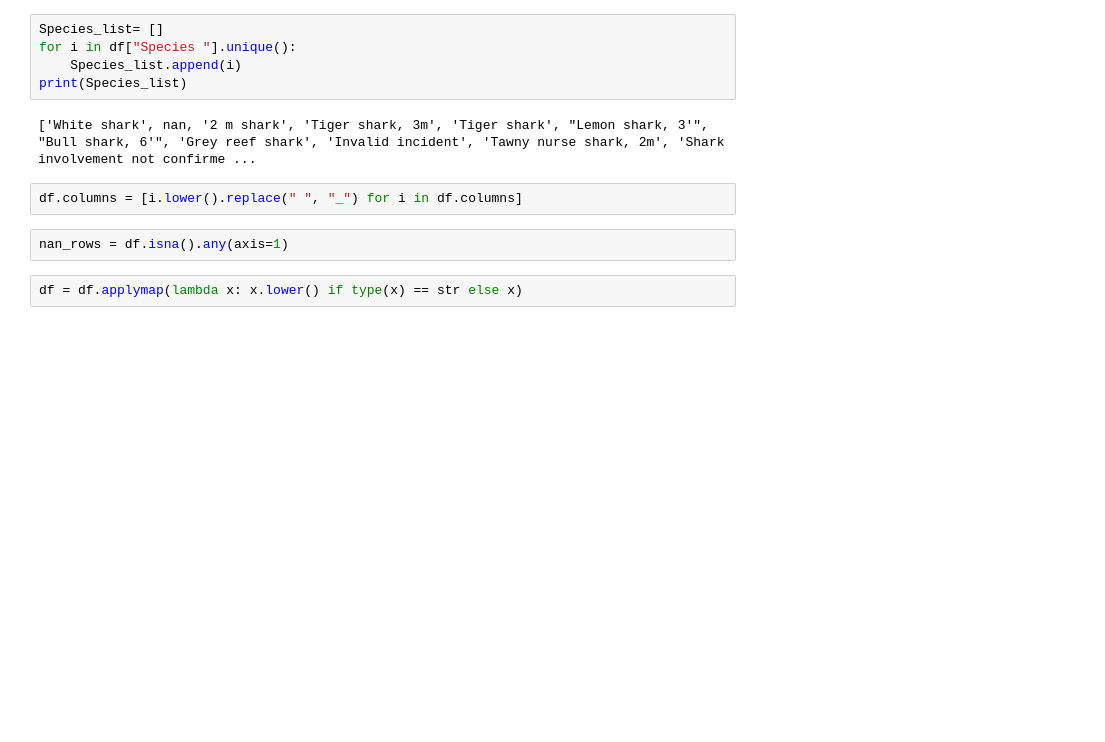
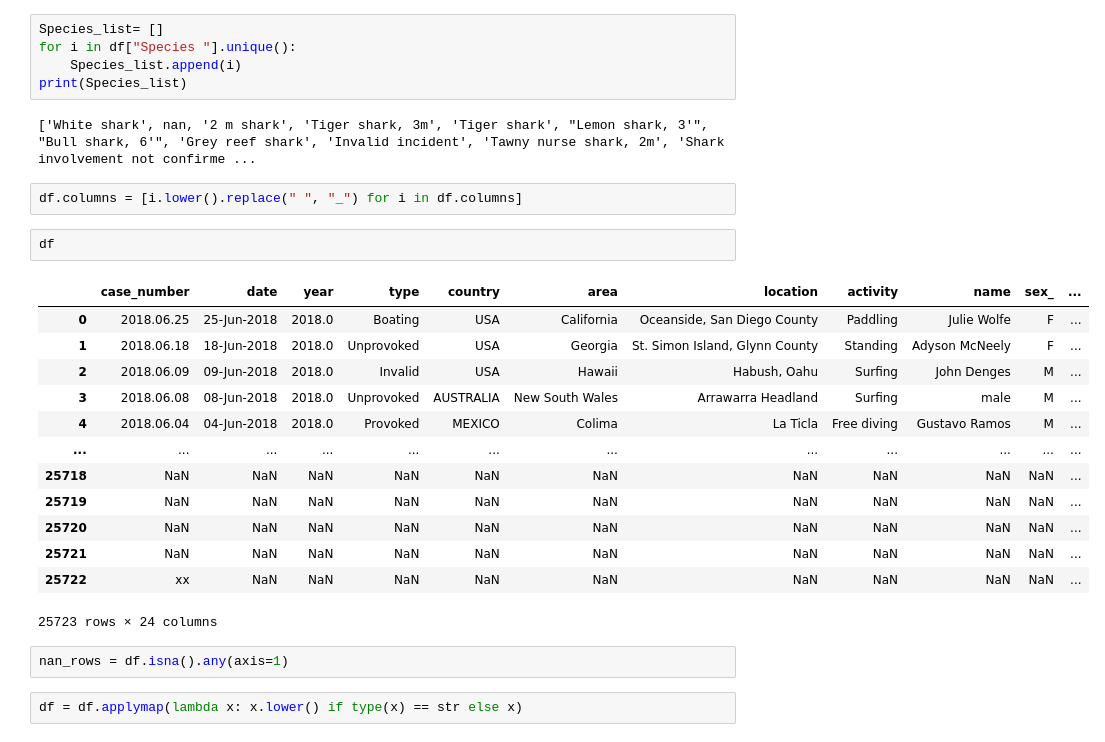
Before and after one commit to pagoba94/project1, a Jupyter notebook: Cleaning data.ipynb, the cells around one changed output. Saved outputs shown, nothing was run; the diff lists cells and outputs as text; blank space fills up the shorter version.

```diff
--- a/Cleaning data.ipynb
+++ b/Cleaning data.ipynb
@@ -14,6 +14,22 @@ print(Species_list)
 ['White shark', nan, '2 m shark', 'Tiger shark, 3m', 'Tiger shark', "Lemon shark, 3'", "Bull shark, 6'", 'Grey reef shark', 'Invalid incident', 'Tawny nurse shark, 2m', 'Shark involvement not confirme ...
 # %%
 df.columns = [i.lower().replace(" ", "_") for i in df.columns]
+# %%
+df
+# %% [output]
+|  | case_number | date | year | type | country | area | location | activity | name | sex_ | ... |
+| 0 | 2018.06.25 | 25-Jun-2018 | 2018.0 | Boating | USA | California | Oceanside, San Diego County | Paddling | Julie Wolfe | F | ... |
+| 1 | 2018.06.18 | 18-Jun-2018 | 2018.0 | Unprovoked | USA | Georgia | St. Simon Island, Glynn County | Standing | Adyson McNeely | F | ... |
+| 2 | 2018.06.09 | 09-Jun-2018 | 2018.0 | Invalid | USA | Hawaii | Habush, Oahu | Surfing | John Denges | M | ... |
+| 3 | 2018.06.08 | 08-Jun-2018 | 2018.0 | Unprovoked | AUSTRALIA | New South Wales | Arrawarra Headland | Surfing | male | M | ... |
+| 4 | 2018.06.04 | 04-Jun-2018 | 2018.0 | Provoked | MEXICO | Colima | La Ticla | Free diving | Gustavo Ramos | M | ... |
+| ... | ... | ... | ... | ... | ... | ... | ... | ... | ... | ... | ... |
+| 25718 | NaN | NaN | NaN | NaN | NaN | NaN | NaN | NaN | NaN | NaN | ... |
+| 25719 | NaN | NaN | NaN | NaN | NaN | NaN | NaN | NaN | NaN | NaN | ... |
+| 25720 | NaN | NaN | NaN | NaN | NaN | NaN | NaN | NaN | NaN | NaN | ... |
+| 25721 | NaN | NaN | NaN | NaN | NaN | NaN | NaN | NaN | NaN | NaN | ... |
+| 25722 | xx | NaN | NaN | NaN | NaN | NaN | NaN | NaN | NaN | NaN | ... |
+25723 rows × 24 columns
 # %%
 nan_rows = df.isna().any(axis=1)
 # %%
```
Also changed, not shown: parts of 20 cells of this notebook, 5 other files.
